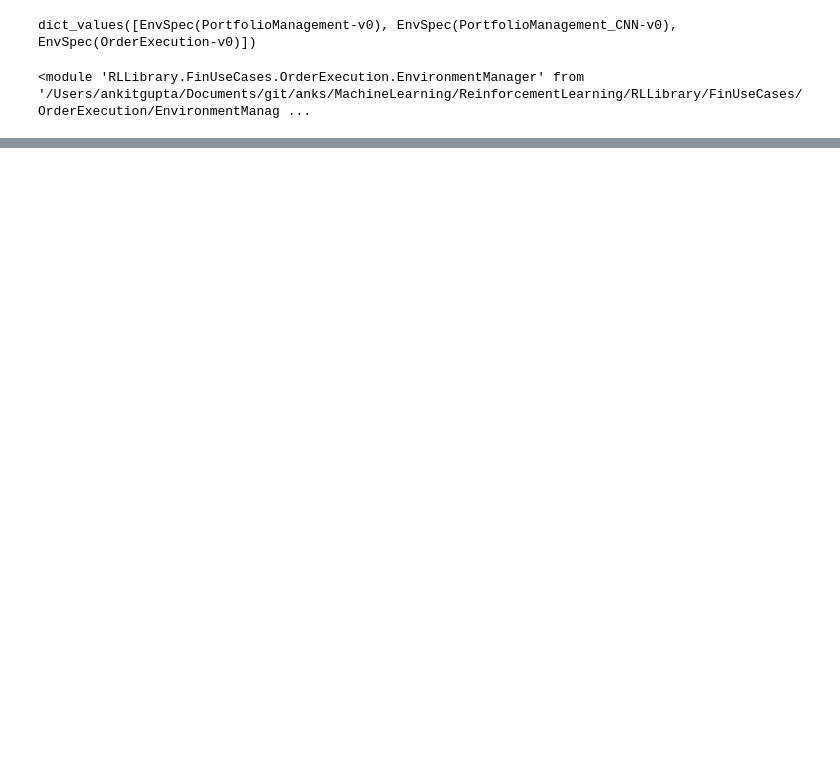
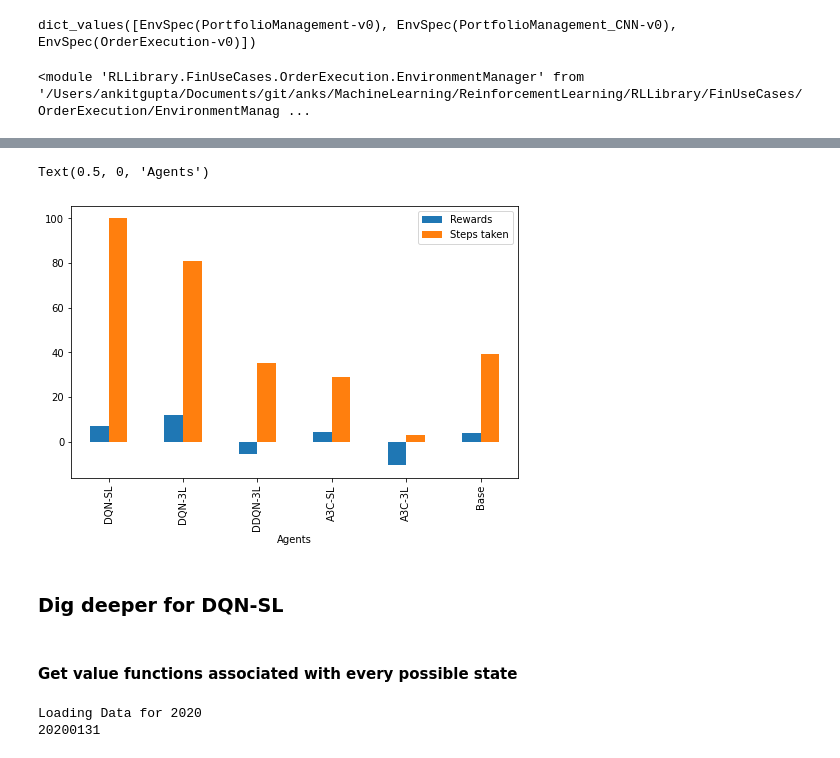
Before and after one commit to ankit2788/ReinforcementLearning, a Jupyter notebook: OrderExecV1.0.ipynb, the cells around one changed output, grey strips where cells are left out. Saved outputs shown, nothing was run; the diff lists cells and outputs as text; code cells hidden in the pictures; blank space fills up the shorter version.

```diff
--- a/OrderExecV1.0.ipynb
+++ b/OrderExecV1.0.ipynb
@@ -296,0 +402,20 @@ stgy.agent.env.getInventoryHistory()
+# %%
+
+
+# creating dataframe
+df = pd.DataFrame({
+    "Algos":['DQN-SL', 'DQN-3L', 'DDQN-3L', 'A3C-SL', 'A3C-3L', 'Base'],
+    "Rewards": [rew_DQN1, rew_DQN3, rew_DDQN3, rew_A3C1, rew_A3C3, rew_Base],
+    "Steps taken": [step_DQN1, step_DQN3, step_DDQN3, step_A3C1, step_A3C3, step_Base]
+})
+
+fig, ax = plt.subplots(1,1,figsize = (8,5))
+df.plot(x="Algos", y=["Rewards", "Steps taken"], kind="bar", ax = ax)
+ax.set_xlabel("Agents")
+# %% [output]
+Text(0.5, 0, 'Agents')
+[figure, added]
+# %% [markdown]
+### Dig deeper for DQN-SL
+# %% [markdown]
+#### Get value functions associated with every possible state
@@ -296,0 +425,18 @@ stgy.agent.env.getInventoryHistory()
+# %%
+envName = "OrderExecution-v0"
+envargs = {"ticker": "RELIANCE", "trainingYear": []}
+
+orderConfig = {"initialOrderSize": 10000, "initialTimeHorizon": 100, "orderFactor": 500, \
+                                "TotalIntervals": 50, "startTime": "09:30", "Timezone": "IST"}
+testDate = "20200131"
+
+envargs["orderConfig"] = orderConfig
+envargs["testDate"] = testDate
+envargs["trainingYear"] = []
+
+modelWeights = DQN1Model
+
+env = CustomGym.make(envName, **envargs)
+# %% [output]
+Loading Data for 2020
+20200131
```
Also changed, not shown: parts of 87 cells of this notebook, 3 other files.
